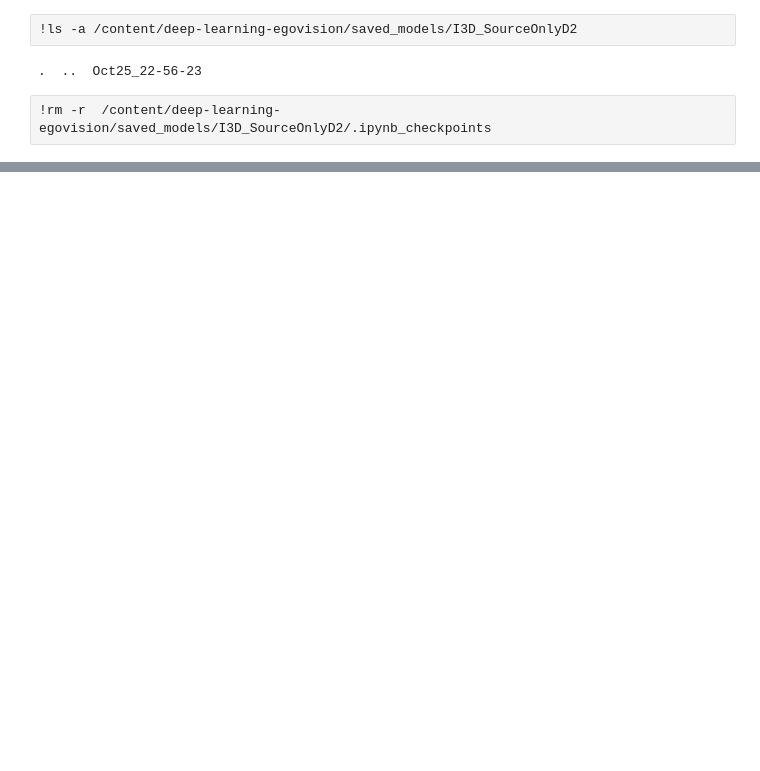
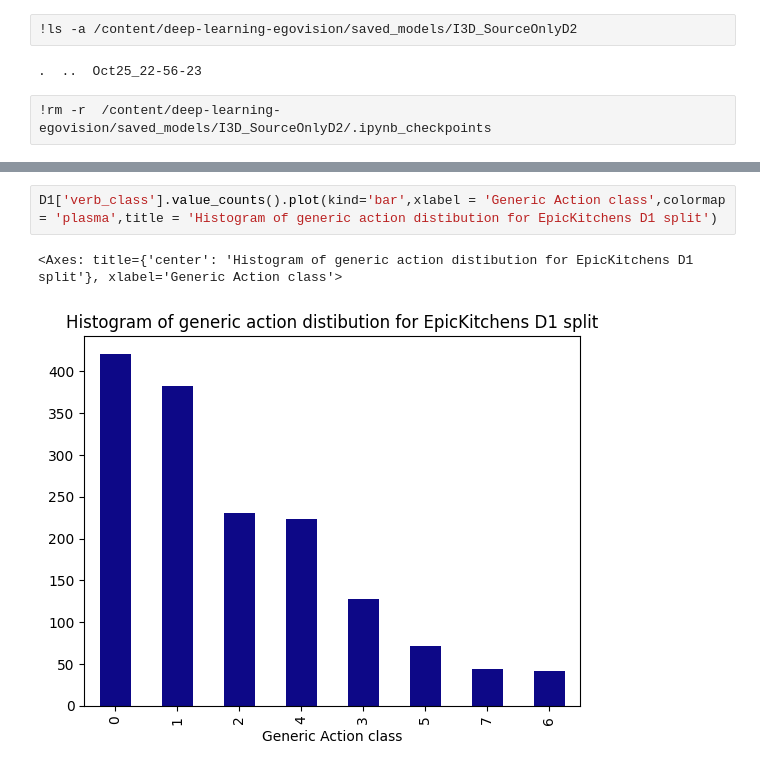
Before and after one commit to angrytako/deep-learning-egovision, a Jupyter notebook: main_project_temp.ipynb, the cells around one changed output, grey strips where cells are left out. Saved outputs shown, nothing was run; the diff lists cells and outputs as text; blank space fills up the shorter version.

```diff
--- a/main_project_temp.ipynb
+++ b/main_project_temp.ipynb
@@ -224,0 +351,5 @@ Already up to date.
+# %%
+D1['verb_class'].value_counts().plot(kind='bar',xlabel = 'Generic Action class',colormap = 'plasma',title = 'Histogram of generic action distibution for EpicKitchens D1 split')
+# %% [output]
+<Axes: title={'center': 'Histogram of generic action distibution for EpicKitchens D1 split'}, xlabel='Generic Action class'>
+[figure, added]
```
Also changed, not shown: parts of 63 cells of this notebook.
